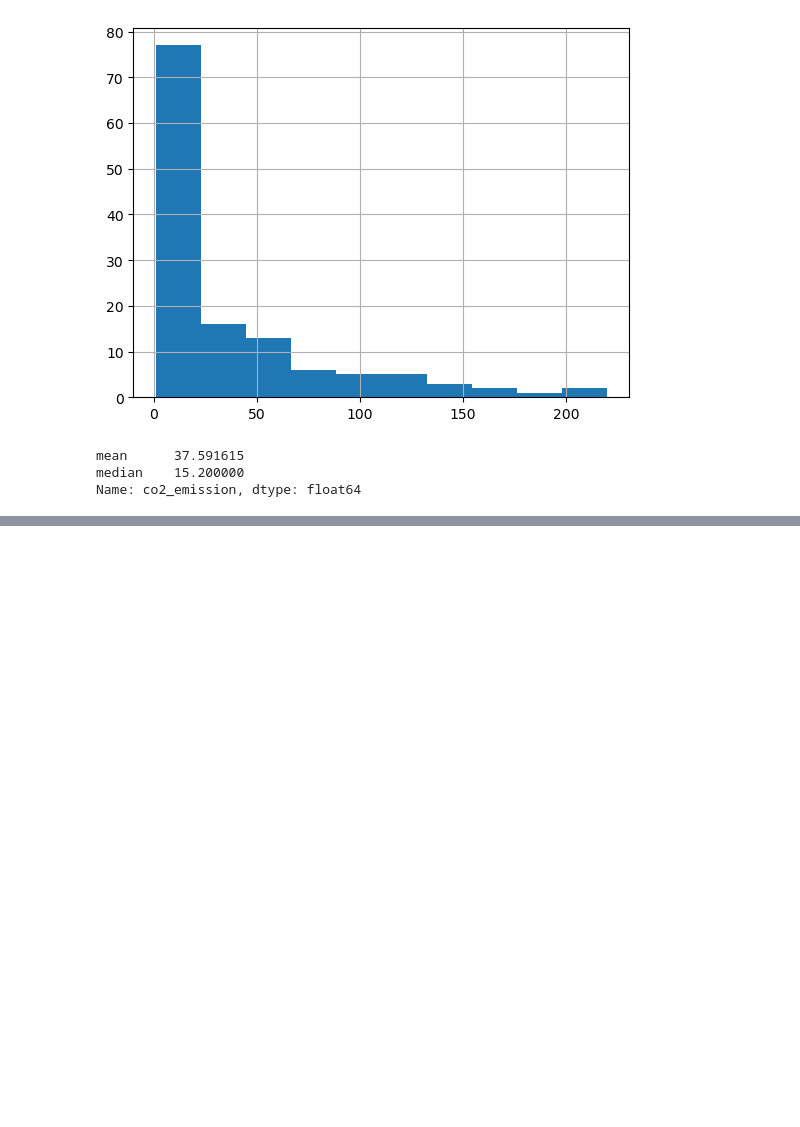
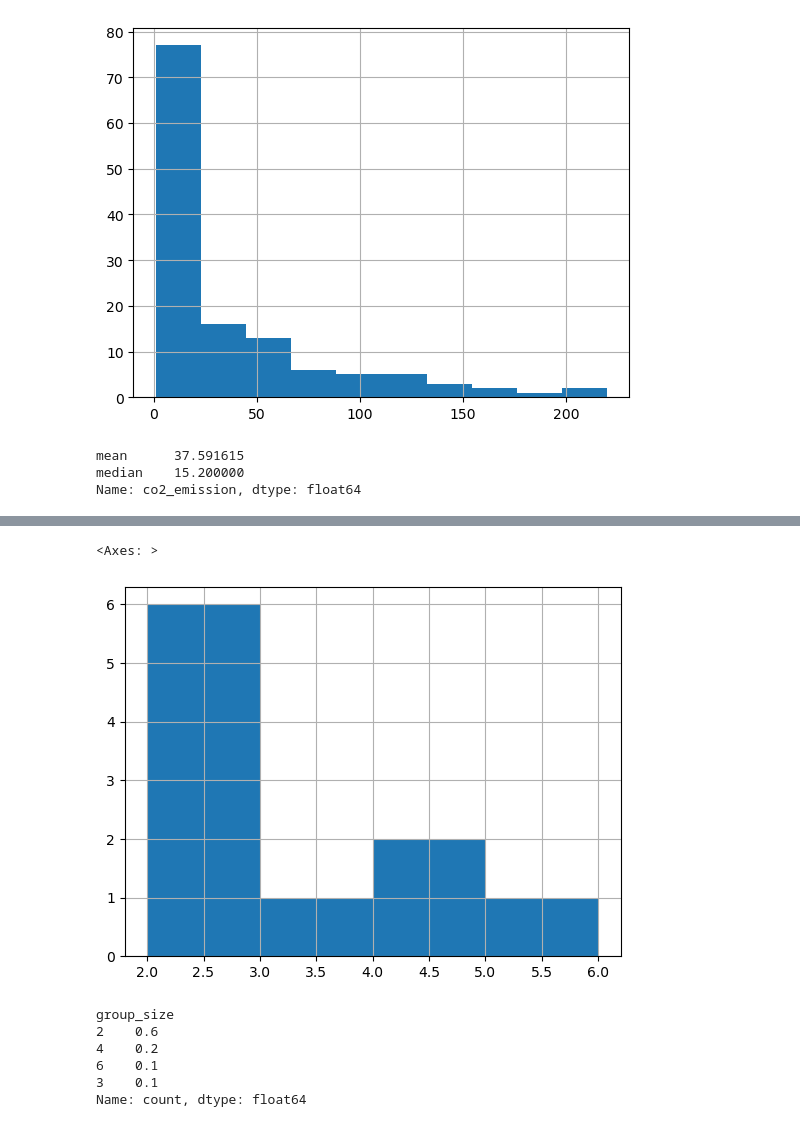
Before and after one commit to JanPoonthong/data-science, a Jupyter notebook: practice_for_final/Practice_For_Final.ipynb, the cells around one changed output, grey strips where cells are left out. Drawn from its saved outputs; the diff is of its cells as text; code cells hidden in the pictures; blank space fills up the shorter version.

```diff
--- a/practice_for_final/Practice_For_Final.ipynb
+++ b/practice_for_final/Practice_For_Final.ipynb
@@ -1124,0 +1275,3 @@ Name: co2_emission, dtype: float64
+# %%
+restaurant_groups = pd.read_csv("data_sets/restaurant_groups.csv", index_col=0)
+restaurant_groups
@@ -1124,0 +1290,15 @@ Name: co2_emission, dtype: float64
+# %%
+restaurant_groups["group_size"].hist(bins=[2, 3, 4, 5, 6])
+# %% [output]
+<Axes: >
+[figure, added]
+# %%
+size_dist = restaurant_groups["group_size"].value_counts()/restaurant_groups.shape[0]
+size_dist
+# %% [output]
+group_size
+2    0.6
+4    0.2
+6    0.1
+3    0.1
+Name: count, dtype: float64
```
Also changed, not shown: parts of 83 cells of this notebook, 6 other files.
